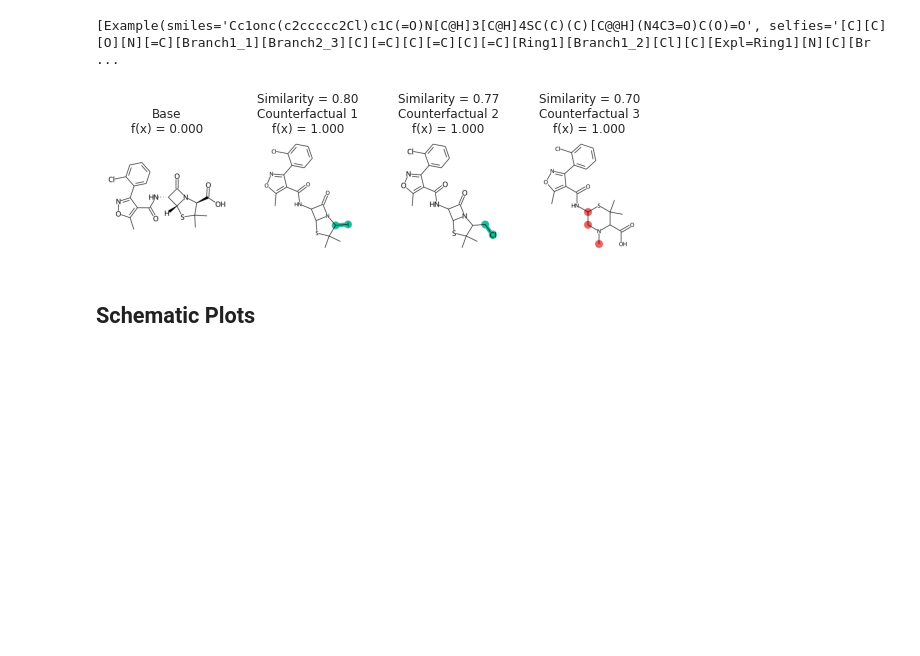
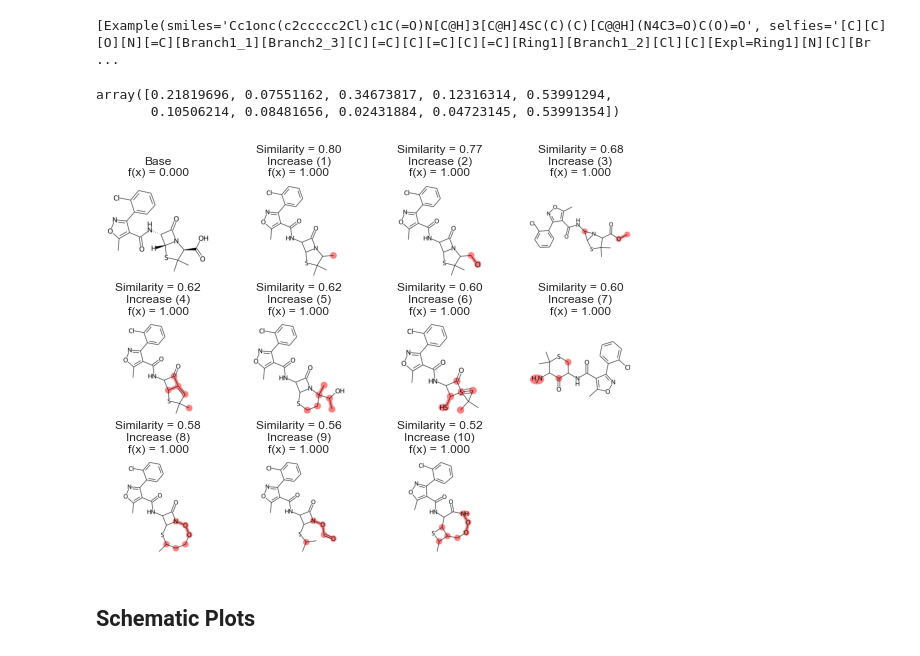
Before and after one commit to ur-whitelab/exmol, a Jupyter notebook: LIME/RF-lime.ipynb, the cells around one changed output. Saved outputs shown, nothing was run; the diff lists cells and outputs as text; code cells hidden in the pictures; blank space fills up the shorter version.

Commit message:
Lime with counterfactuals, we need a regression example

```diff
--- a/LIME/RF-lime.ipynb
+++ b/LIME/RF-lime.ipynb
@@ -60,5 +27,18 @@ descriptors
-# %%
-raw_features = descriptors
+# %%
+# make object that can compute descriptors
+calc = mordred.Calculator(mordred.descriptors, ignore_3D=True)
+# make subsample from pandas df
+molecules = [rdkit.Chem.MolFromSmiles(smi) for smi in toxdata.smiles]
+
+# the invalid molecules were None, so we'll just
+# use the fact the None is False in Python
+valid_mol_idx = [bool(m) for m in molecules]
+valid_mols = [m for m in molecules if m]
+try:
+    raw_features = pd.read_pickle('raw_features.pb')
+except FileNotFoundError as e:
+    raw_features = calc.pandas(valid_mols, nproc=8)
+    raw_features.to_pickle('raw_features.pb')
 # %%
 labels = toxdata[valid_mol_idx].p_np
 # %%
@@ -120,17 +100,23 @@ pos: [Cl].CC(C)NCC(O)COc1cccc2ccccc12
 # %%
 space = exmol.sample_space(example_neg, model_eval)
 # %%
-exps = exmol.lime_explain(space)
-print(exps)
+exps = exmol.rcf_explain(space, nmols=20)
+print(exps, len(exps))
 # %% [output]
 [Example(smiles='Cc1onc(c2ccccc2Cl)c1C(=O)N[C@H]3[C@H]4SC(C)(C)[C@@H](N4C3=O)C(O)=O', selfies='[C][C][O][N][=C][Branch1_1][Branch2_3][C][=C][C][=C][C][=C][Ring1][Branch1_2][Cl][C][Expl=Ring1][N][C][Br ...
+# %%
+t_stats = exmol.lime_explain(exps)
+t_stats
+# %% [output]
+array([0.21819696, 0.07551162, 0.34673817, 0.12316314, 0.53991294,
+       0.10506214, 0.08481656, 0.02431884, 0.04723145, 0.53991354])
 # %%
 fkw = {'figsize': (8,6)}
 mpl.rc('axes', titlesize=12)
-exmol.plot_cf(exps, figure_kwargs=fkw, mol_size=(450,400), nrows=1)
+exmol.plot_cf(exps, figure_kwargs=fkw, mol_size=(450,400), nrows=3)
 plt.savefig('rf-simple.png', dpi=180)
 # %% [output]
-[figure, old version]
+[figure, new version]
 # %% [markdown]
 ## Schematic Plots
 # %%
```
Also changed, not shown: parts of 3 cells of this notebook.
